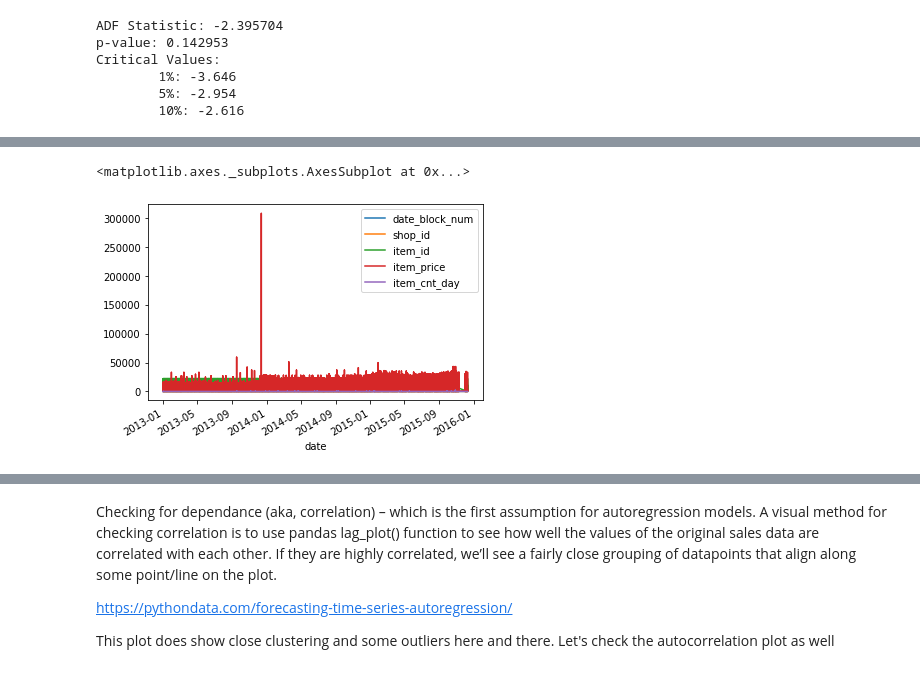
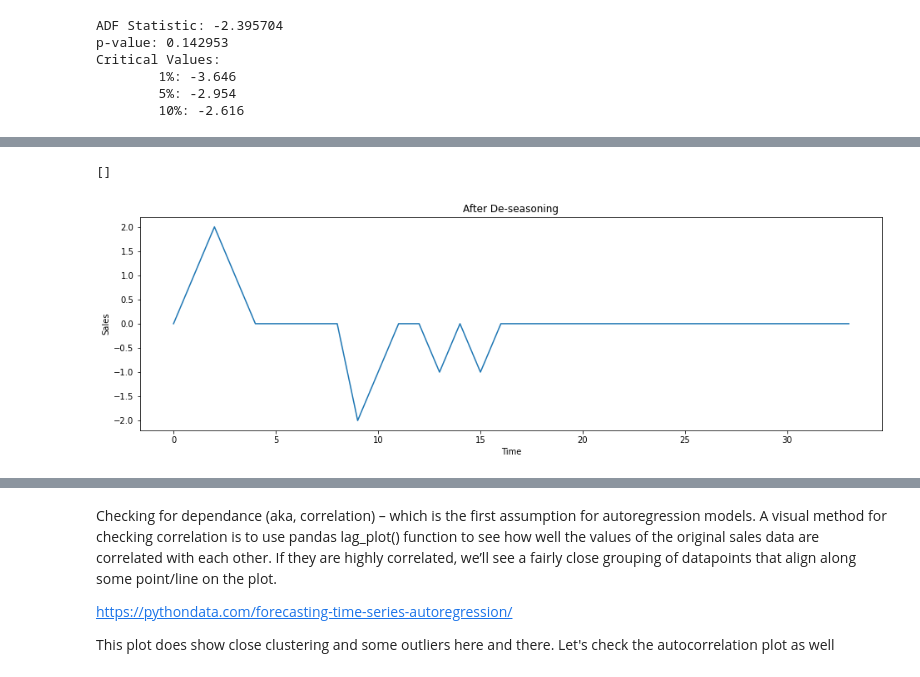
Before and after one commit to aruna09/Predict-Future-Sales, a Jupyter notebook: PredictFutureSales.ipynb, the cells around one changed output, grey strips where cells are left out. Saved outputs shown, nothing was run; the diff lists cells and outputs as text; code cells hidden in the pictures.

```diff
--- a/PredictFutureSales.ipynb
+++ b/PredictFutureSales.ipynb
@@ -138,7 +142,11 @@ x = decomposed.plot()
-# %%
-train['date'] = pd.to_datetime(train['date'])
-train.set_index('date', inplace=True)
-train.plot()
-# %% [output]
-<matplotlib.axes._subplots.AxesSubplot at 0x...>
-[figure, removed]
+# %%
+plt.figure(figsize=(16,16))
+plt.subplot(311)
+plt.title('After De-seasoning')
+plt.xlabel('Time')
+plt.ylabel('Sales')
+plt.plot(detrended_set['stationaryitem_cnt_day'])
+plt.plot()
+# %% [output]
+[]
+[figure, added]
```
Also changed, not shown: parts of 14 cells of this notebook.
